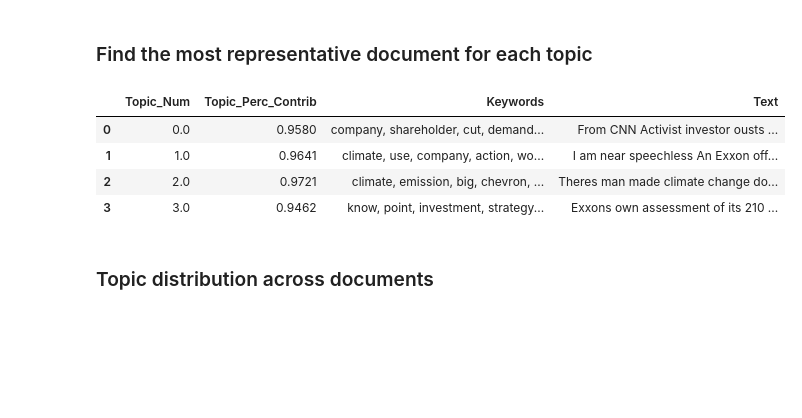
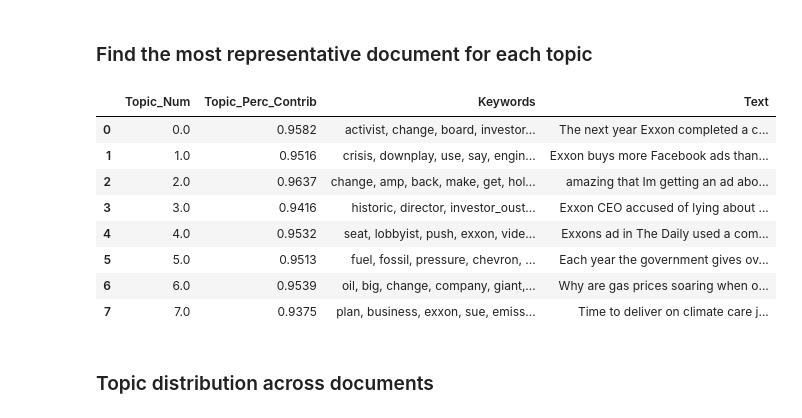
Before and after one commit to YunlouTeng/Climate-Change-Misinformation-project, a Jupyter notebook: exxon_mobil.ipynb, the cells around one changed output. Cells and saved outputs as stored; diff of their text form; code cells hidden in the pictures; blank space fills up the shorter version.

```diff
--- a/exxon_mobil.ipynb
+++ b/exxon_mobil.ipynb
@@ -119,11 +141,2 @@ for i in data:
 # %% [markdown]
 There are too much info in author dictionary
-# %%
-#lst verified or not, author name and author username
-lst_author_verified = []
-lst_author_name = []
-lst_author_username = []
-for i in data:
-    lst_author_verified.append(i['author']['verified'])
-    lst_author_name.append(i['author']['name'])
-    lst_author_username.append(i['author']['username'])
@@ -130,7 +152,2 @@ for i in data:
 # %% [markdown]
  ##### Make creation time
-# %%
-#list creation time
-lst_twt_creation_time = []
-for i in data:
-    lst_twt_creation_time.append(i['created_at'])
@@ -234,7 +248,7 @@ print(trigram_mod[bigram_mod[tweet_words[0]]])
 ### Remove Stopwords, Make Bigrams and Lemmatize
 # %%
 stop_words = stopwords.words('english')
-stop_words.extend(['from', 'subject', 're', 'edu', 'use', 'm'])
+stop_words.extend(['from', 'subject', 're', 'edu', 'use', 'm', 'climate'])
 # %%
 # Define functions for stopwords, bigrams, trigrams and lemmatization
 def remove_stopwords(texts):
@@ -454,6 +467,6 @@ Num Topics = 18  has Coherence Value of 0.3423
 # %%
 # Select the model and print the topics
-optimal_model = model_list[1]
+optimal_model = model_list[3]
 model_topics = optimal_model.show_topics(formatted=False)
 pprint(optimal_model.print_topics(num_words=10))
 # %% [output]
@@ -542,28 +556,32 @@ df_dominant_topic.head()
 # %%
 # Group top 5 sentences under each topic
 sent_topics_sorteddf_mallet = pd.DataFrame()
 
 sent_topics_outdf_grpd = df_topic_sents_keywords.groupby('Dominant_Topic')
 
 for i, grp in sent_topics_outdf_grpd:
     sent_topics_sorteddf_mallet = pd.concat([sent_topics_sorteddf_mallet,
                                              grp.sort_values(['Perc_Contribution'], ascending=[0]).head(1)],
                                             axis=0)
 
 # Reset Index
 sent_topics_sorteddf_mallet.reset_index(drop=True, inplace=True)
 
 # Format
 sent_topics_sorteddf_mallet.columns = ['Topic_Num', "Topic_Perc_Contrib", "Keywords", "Text"]
 
 # Show
-sent_topics_sorteddf_mallet.head()
+sent_topics_sorteddf_mallet.head(8)
 # %% [output]
 |  | Topic_Num | Topic_Perc_Contrib | Keywords | Text |
-| 0 | 0.0 | 0.9580 | company, shareholder, cut, demand... | From CNN Activist investor ousts ... |
-| 1 | 1.0 | 0.9641 | climate, use, company, action, wo... | I am near speechless An Exxon off... |
-| 2 | 2.0 | 0.9721 | climate, emission, big, chevron, ... | Theres man made climate change do... |
-| 3 | 3.0 | 0.9462 | know, point, investment, strategy... | Exxons own assessment of its 210 ... |
+| 0 | 0.0 | 0.9582 | activist, change, board, investor... | The next year Exxon completed a c... |
+| 1 | 1.0 | 0.9516 | crisis, downplay, use, say, engin... | Exxon buys more Facebook ads than... |
+| 2 | 2.0 | 0.9637 | change, amp, back, make, get, hol... | amazing that Im getting an ad abo... |
+| 3 | 3.0 | 0.9416 | historic, director, investor_oust... | Exxon CEO accused of lying about ... |
+| 4 | 4.0 | 0.9532 | seat, lobbyist, push, exxon, vide... | Exxons ad in The Daily used a com... |
+| 5 | 5.0 | 0.9513 | fuel, fossil, pressure, chevron, ... | Each year the government gives ov... |
+| 6 | 6.0 | 0.9539 | oil, big, change, company, giant,... | Why are gas prices soaring when o... |
+| 7 | 7.0 | 0.9375 | plan, business, exxon, sue, emiss... | Time to deliver on climate care j... |
 # %% [markdown]
 ### Topic distribution across documents
 # %%
```
Also changed, not shown: parts of 26 cells of this notebook.
